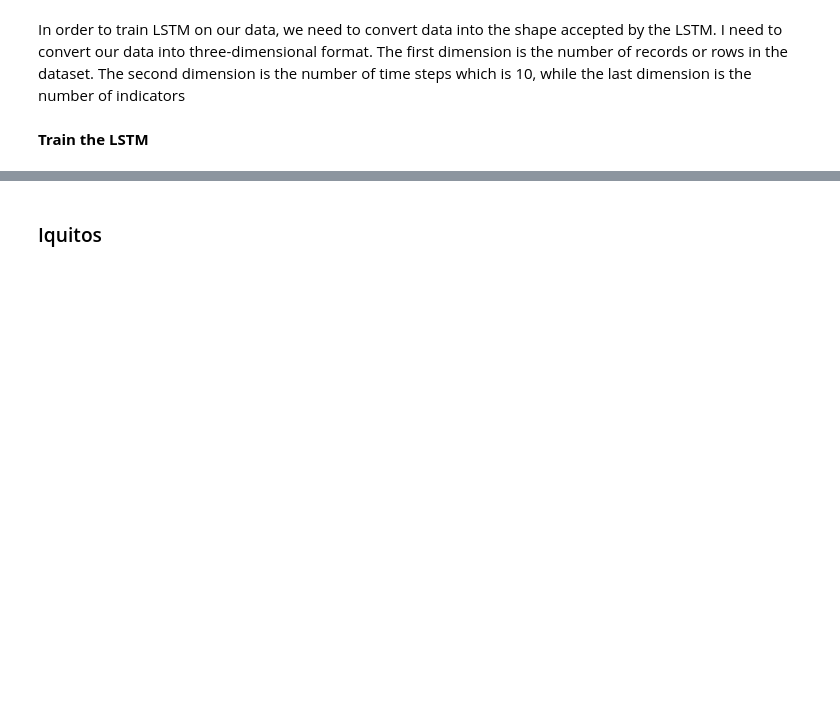
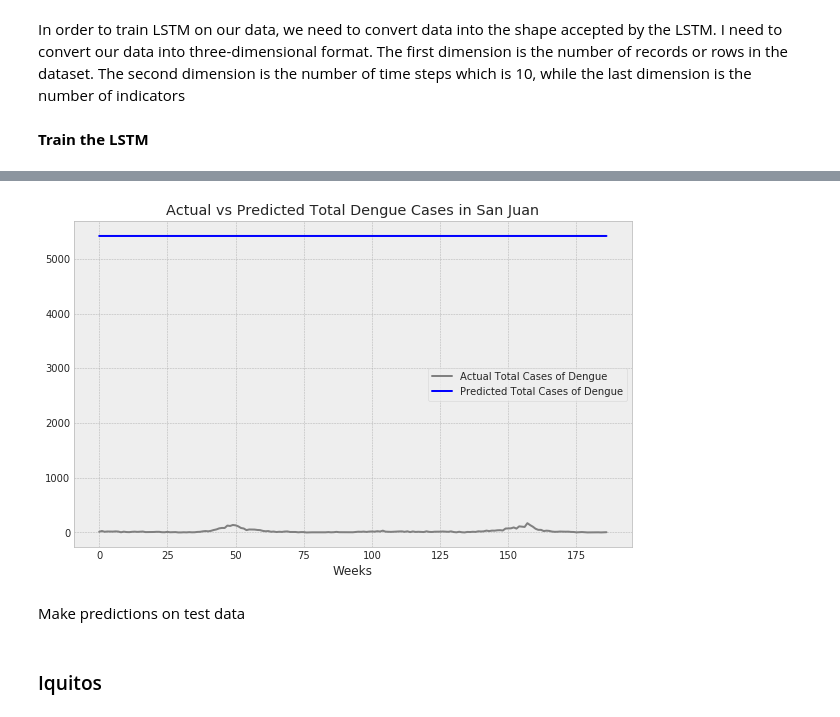
Before and after one commit to giuliamart/capstone_project_MLEN, a Jupyter notebook: DengAI_ Predicting Disease Spread.ipynb, the cells around one changed output, grey strips where cells are left out. Drawn from its saved outputs; the diff is of its cells as text; code cells hidden in the pictures; blank space fills up the shorter version.

```diff
--- a/DengAI_ Predicting Disease Spread.ipynb
+++ b/DengAI_ Predicting Disease Spread.ipynb
@@ -1072,0 +1043,21 @@ plt.show()
+# %%
+# Actual vs predicted plot
+final_lstm_predictions_sj = lstm1.predict(df_val_sj_x)
+# create empty table with feat fields
+final_lstm_predictions_sj_like = np.zeros(shape=(len(final_lstm_predictions_sj), 3) )
+# put the predicted values in the right field
+final_lstm_predictions_sj_like[:,0] = final_lstm_predictions_sj[:,0]
+# inverse transform and then select the right field
+final_lstm_predictions_sj = scaler.inverse_transform(final_lstm_predictions_sj_like)[:,0]
+# %%
+plt.figure(figsize=(10,6))
+plt.plot(df_val_sj_y, color='gray', label='Actual Total Cases of Dengue')
+plt.plot(final_lstm_predictions_sj, color='blue', label='Predicted Total Cases of Dengue')
+plt.title('Actual vs Predicted Total Dengue Cases in San Juan')
+plt.xlabel('Weeks')
+plt.legend()
+plt.show()
+# %% [output]
+[figure, added]
+# %% [markdown]
+Make predictions on test data
```
Also changed, not shown: parts of 85 cells of this notebook.
